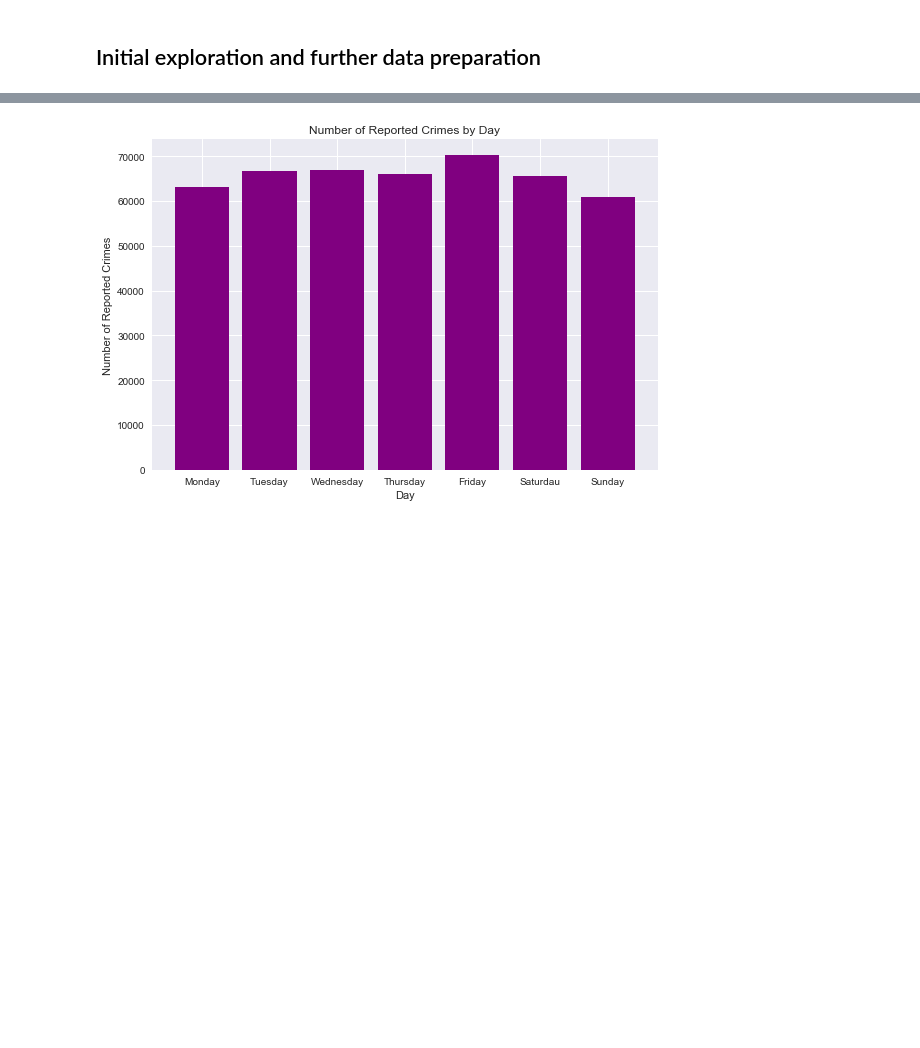
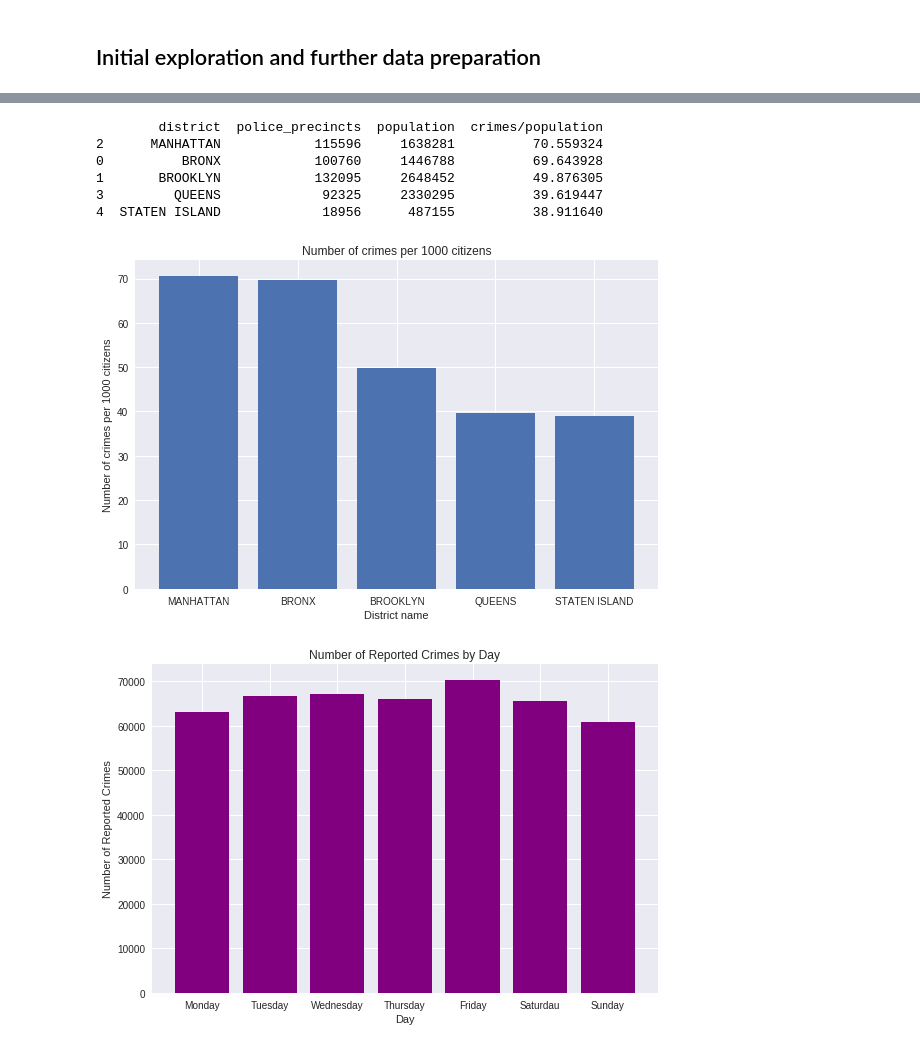
Before and after one commit to michalradecki/python_data_NY_crime, a Jupyter notebook: data_analysis_NYPD_crime.ipynb, the cells around one changed output, grey strips where cells are left out. Cells and saved outputs as stored; diff of their text form; code cells hidden in the pictures; blank space fills up the shorter version.

```diff
--- a/data_analysis_NYPD_crime.ipynb
+++ b/data_analysis_NYPD_crime.ipynb
@@ -196,3 +162,26 @@ SyntaxError: invalid syntax (<ipython-input-107-32171fbdcc6d>, line 3)
+# %%
+#nb of crimes by district/district population
+
+nb_crim_dist_pop = df.groupby(['district']).count().merge(ny_population, on='district', how='left')
+nb_crim_dist_pop = nb_crim_dist_pop[['district', 'police_precincts', 'population']]
+nb_crim_dist_pop['crimes/population'] = (nb_crim_dist_pop.police_precincts/nb_crim_dist_pop.population)*1000
+nb_crim_dist_pop.sort_values(by='crimes/population', inplace=True, ascending=False)
+print(nb_crim_dist_pop)
+
+plt.bar(nb_crim_dist_pop.district, nb_crim_dist_pop['crimes/population'])
+
+plt.title('Number of crimes per 1000 citizens')
+plt.ylabel('Number of crimes per 1000 citizens')
+plt.xlabel("District name")
+plt.tight_layout()
+# %% [output]
+        district  police_precincts  population  crimes/population
+2      MANHATTAN            115596     1638281          70.559324
+0          BRONX            100760     1446788          69.643928
+1       BROOKLYN            132095     2648452          49.876305
+3         QUEENS             92325     2330295          39.619447
+4  STATEN ISLAND             18956      487155          38.911640
+[figure, added]
 # %%
 #number of crimes by day bar plot
 bar_days = df['crime_day'].value_counts().sort_index()
```
Also changed, not shown: parts of 18 cells of this notebook.
